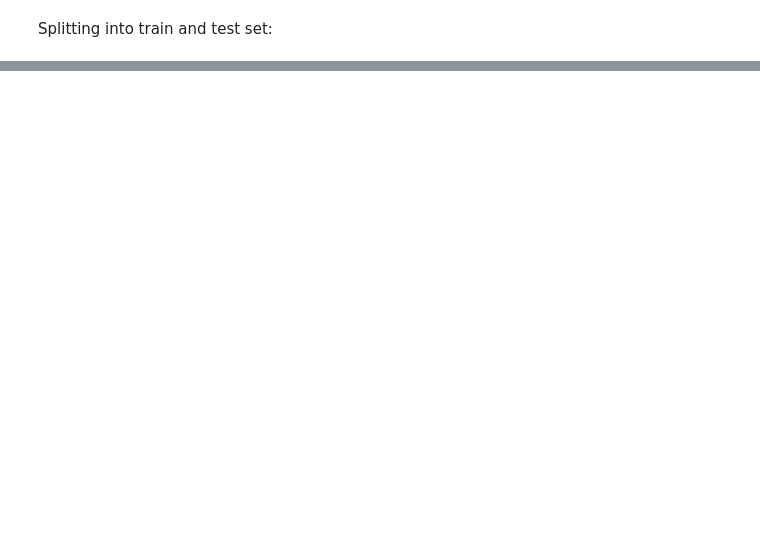
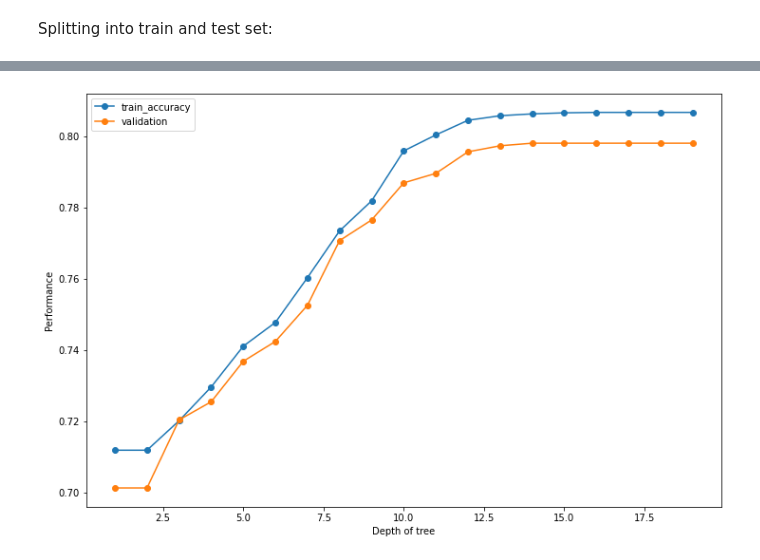
Before and after one commit to pritjee/Springboard, a Jupyter notebook: Fake_Job_prediction_feature_engineering.ipynb, the cells around one changed output, grey strips where cells are left out. Cells and saved outputs as stored; diff of their text form; code cells hidden in the pictures; blank space fills up the shorter version.

```diff
--- a/Fake_Job_prediction_feature_engineering.ipynb
+++ b/Fake_Job_prediction_feature_engineering.ipynb
@@ -669,4 +692,4 @@ Random Oversampling:
 # %%
 from imblearn.over_sampling import RandomOverSampler
 rs=RandomOverSampler(sampling_strategy='minority')
-X_over,y_over=rs.fit_resample(X,y)
+X_over,y_over=rs.fit_resample(X_norm,y)
@@ -679,0 +715,5 @@ X_train.shape,y_train.shape,X_test.shape,y_test.shape
+# %%
+from sklearn.tree import DecisionTreeClassifier
+DT=DecisionTreeClassifier(criterion='entropy')
+DT.fit(X_train,y_train)
+y_predict=DT.predict(X_test)
@@ -679,0 +727,11 @@ X_train.shape,y_train.shape,X_test.shape,y_test.shape
+# %%
+train_accuracy=[]
+validation=[]
+for i in range (1,20):
+    DT=DecisionTreeClassifier(criterion='entropy',max_depth=i,random_state=10)
+    DT.fit(X_train,y_train)
+    train_accuracy.append(DT.score(X_train,y_train))
+    validation.append(DT.score(X_test,y_test))
+# %%
+frame=pd.DataFrame({'max_depth':range(1,20),'train_accuracy':train_accuracy,'validation':validation})
+frame.head()
@@ -679,0 +745,10 @@ X_train.shape,y_train.shape,X_test.shape,y_test.shape
+# %%
+plt.figure(figsize=(12,8))
+plt.plot(frame['max_depth'],frame['train_accuracy'],marker='o')
+plt.plot(frame['max_depth'],frame['validation'],marker='o')
+plt.xlabel('Depth of tree')
+plt.ylabel('Performance')
+plt.legend(frame[['train_accuracy','validation']])
+plt.show()
+# %% [output]
+[figure, added]
```
Also changed, not shown: parts of 20 cells of this notebook.
